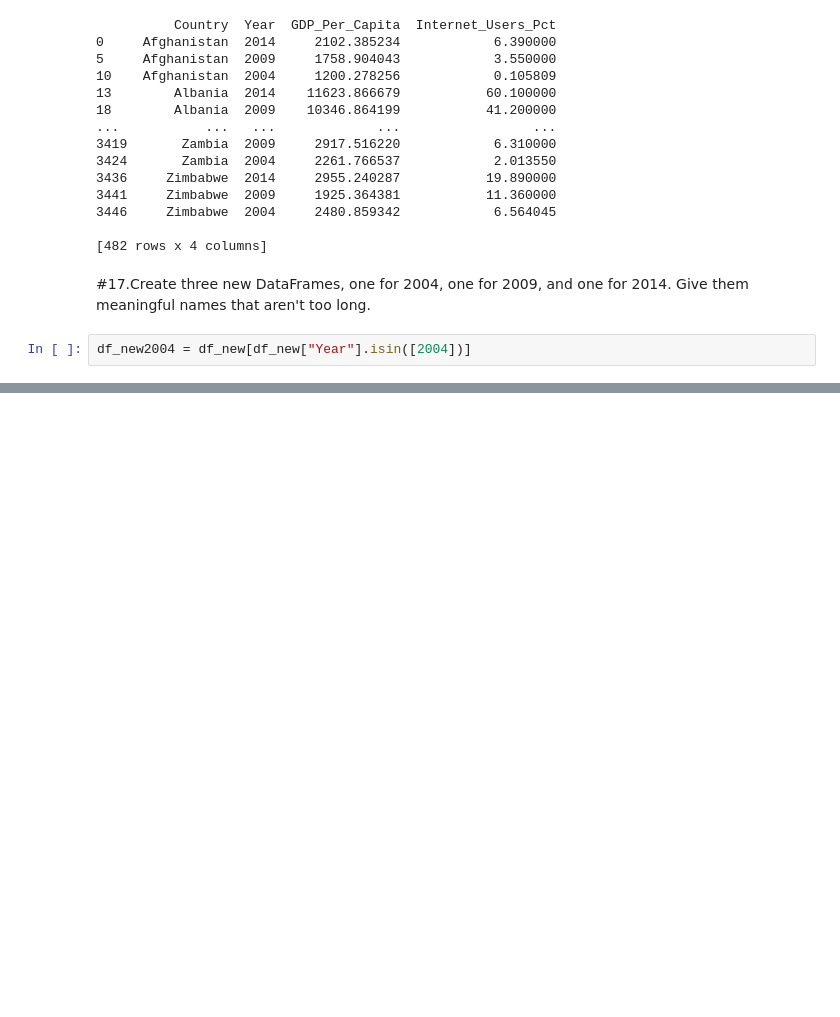
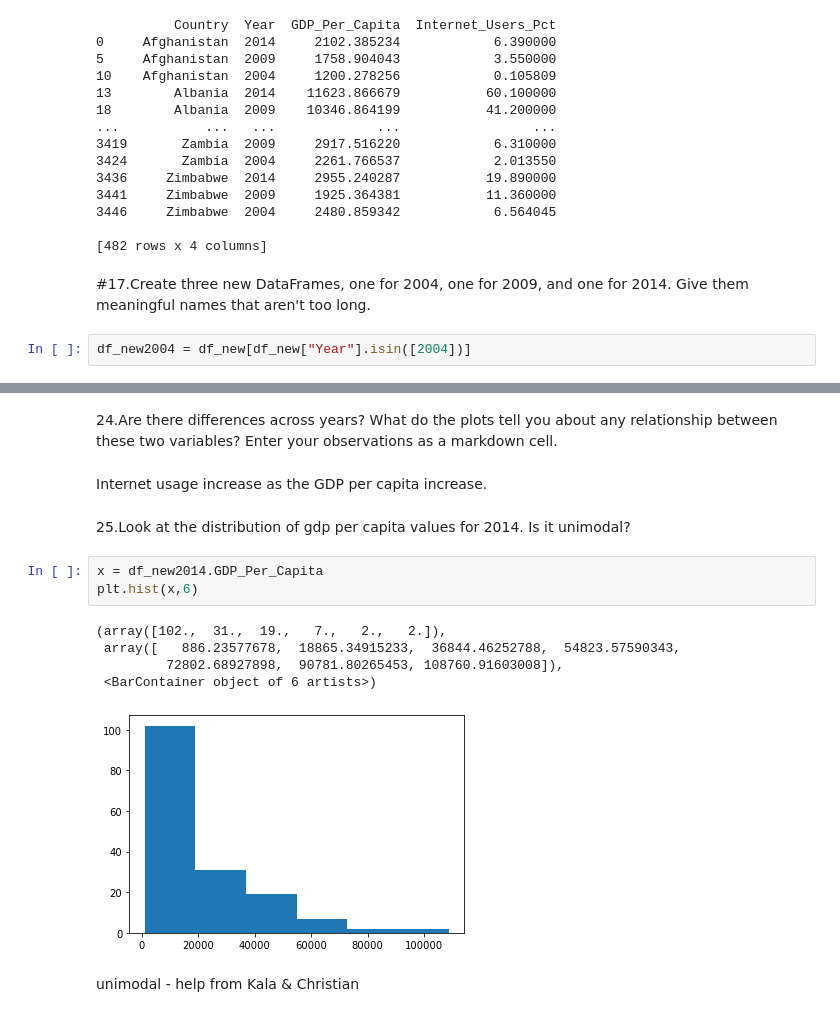
Before and after one commit to NSS-Data-Analytics-Cohort-7/gdp-and-internet-usage-tigerbelle07, a Jupyter notebook: Notebook/gdp_and_internet_usage.ipynb, the cells around one changed output, grey strips where cells are left out. Drawn from its saved outputs; the diff is of its cells as text; blank space fills up the shorter version.

```diff
--- a/Notebook/gdp_and_internet_usage.ipynb
+++ b/Notebook/gdp_and_internet_usage.ipynb
@@ -321,0 +320,17 @@ df_new2014.plot.scatter(x='GDP_Per_Capita', y='Internet_Users_Pct')
+# %% [markdown]
+24.Are there differences across years? What do the plots tell you about any relationship between these two variables? Enter your observations as a markdown cell.
+# %% [markdown]
+Internet usage increase as the GDP per capita increase.
+# %% [markdown]
+25.Look at the distribution of gdp per capita values for 2014. Is it unimodal?
+# %%
+x = df_new2014.GDP_Per_Capita
+plt.hist(x,6)
+# %% [output]
+(array([102.,  31.,  19.,   7.,   2.,   2.]),
+ array([   886.23577678,  18865.34915233,  36844.46252788,  54823.57590343,
+         72802.68927898,  90781.80265453, 108760.91603008]),
+ <BarContainer object of 6 artists>)
+[figure, added]
+# %% [markdown]
+unimodal - help from Kala & Christian
```
Also changed, not shown: parts of 43 cells of this notebook.
